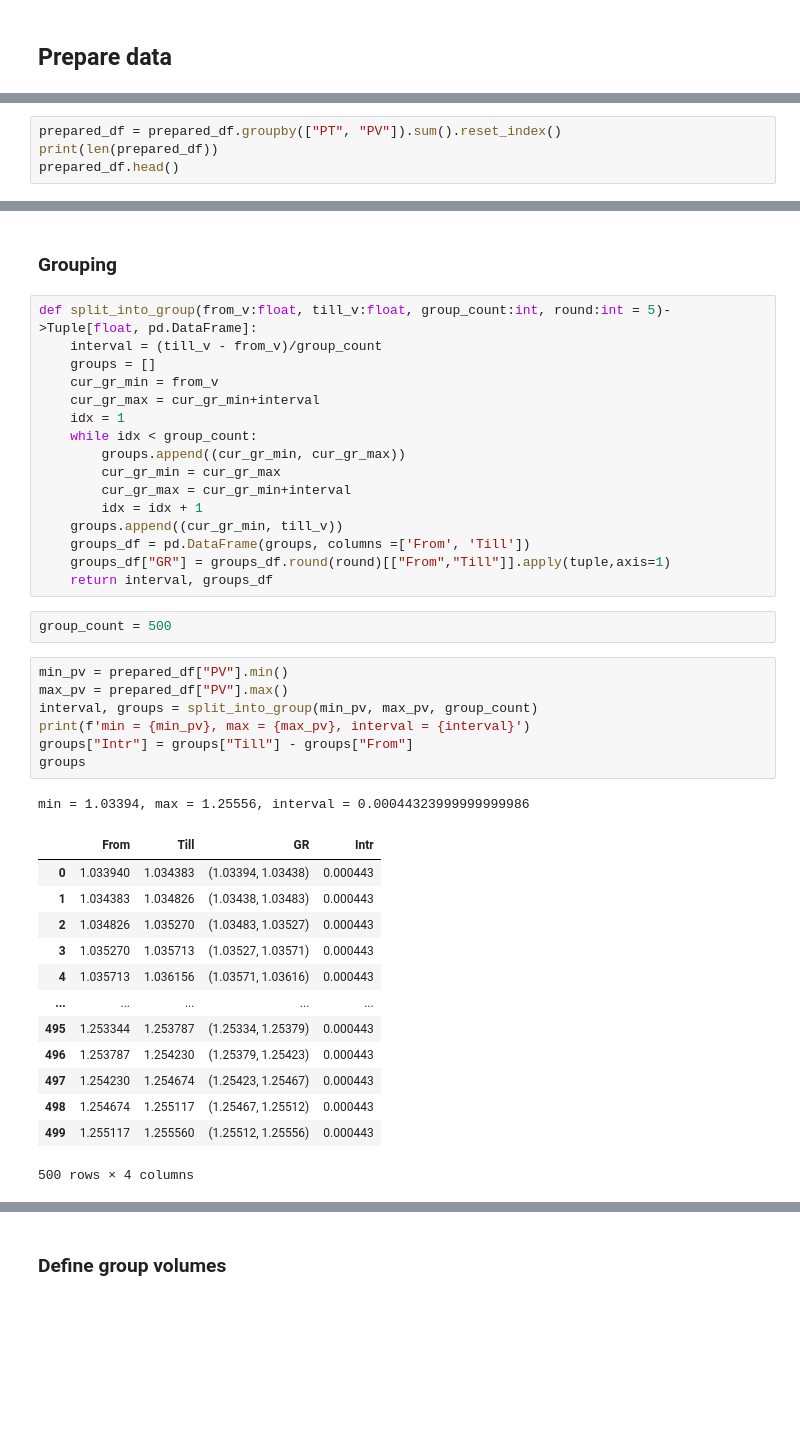
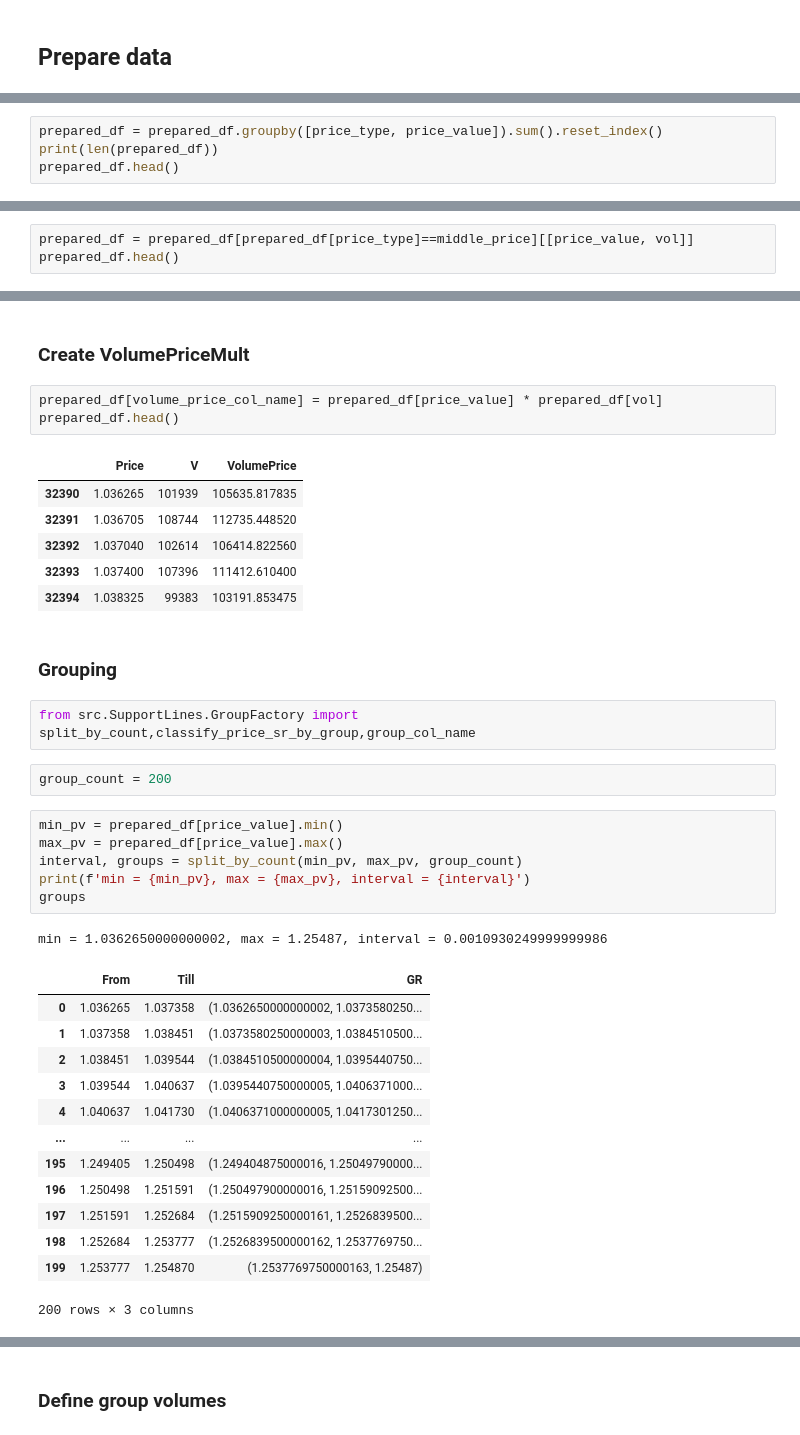
Before and after one commit to NNTrade/indicators, a Jupyter notebook: example/SupportLines/analitic.ipynb, the cells around one changed output, grey strips where cells are left out. Drawn from its saved outputs; the diff is of its cells as text; blank space fills up the shorter version.

Commit message:
HYP-55 #time 8h Провел аналитику Suppert Line. Есть прогресс на обучной группинровке, а на агрегации пока все смазано

```diff
--- a/example/SupportLines/analitic.ipynb
+++ b/example/SupportLines/analitic.ipynb
@@ -60,5 +96,5 @@ len(prepared_df)
 # %%
-prepared_df = prepared_df.groupby(["PT", "PV"]).sum().reset_index()
+prepared_df = prepared_df.groupby([price_type, price_value]).sum().reset_index()
 print(len(prepared_df))
 prepared_df.head()
 # %% [output]
@@ -71,0 +110,3 @@ prepared_df.head()
+# %%
+prepared_df = prepared_df[prepared_df[price_type]==middle_price][[price_value, vol]]
+prepared_df.head()
@@ -72,42 +120,39 @@ prepared_df.head()
+# %% [markdown]
+### Create VolumePriceMult
+# %%
+prepared_df[volume_price_col_name] = prepared_df[price_value] * prepared_df[vol]
+prepared_df.head()
+# %% [output]
+|  | Price | V | VolumePrice |
+| 32390 | 1.036265 | 101939 | 105635.817835 |
+| 32391 | 1.036705 | 108744 | 112735.448520 |
+| 32392 | 1.037040 | 102614 | 106414.822560 |
+| 32393 | 1.037400 | 107396 | 111412.610400 |
+| 32394 | 1.038325 | 99383 | 103191.853475 |
 # %% [markdown]
 ### Grouping
-# %%
-def split_into_group(from_v:float, till_v:float, group_count:int, round:int = 5)->Tuple[float, pd.DataFrame]:
-    interval = (till_v - from_v)/group_count
-    groups = []
-    cur_gr_min = from_v
-    cur_gr_max = cur_gr_min+interval
-    idx = 1
-    while idx < group_count:
-        groups.append((cur_gr_min, cur_gr_max))
-        cur_gr_min = cur_gr_max
-        cur_gr_max = cur_gr_min+interval
-        idx = idx + 1
-    groups.append((cur_gr_min, till_v))
-    groups_df = pd.DataFrame(groups, columns =['From', 'Till'])
-    groups_df["GR"] = groups_df.round(round)[["From","Till"]].apply(tuple,axis=1)
-    return interval, groups_df
+# %%
+from src.SupportLines.GroupFactory import split_by_count,classify_price_sr_by_group,group_col_name
 # %%
-group_count = 500
+group_count = 200
 # %%
-min_pv = prepared_df["PV"].min()
-max_pv = prepared_df["PV"].max()
-interval, groups = split_into_group(min_pv, max_pv, group_count)
+min_pv = prepared_df[price_value].min()
+max_pv = prepared_df[price_value].max()
+interval, groups = split_by_count(min_pv, max_pv, group_count)
 print(f'min = {min_pv}, max = {max_pv}, interval = {interval}')
-groups["Intr"] = groups["Till"] - groups["From"]
 groups
 # %% [output]
-min = 1.03394, max = 1.25556, interval = 0.00044323999999999986
+min = 1.0362650000000002, max = 1.25487, interval = 0.0010930249999999986
-|  | From | Till | GR | Intr |
-| 0 | 1.033940 | 1.034383 | (1.03394, 1.03438) | 0.000443 |
-| 1 | 1.034383 | 1.034826 | (1.03438, 1.03483) | 0.000443 |
-| 2 | 1.034826 | 1.035270 | (1.03483, 1.03527) | 0.000443 |
-| 3 | 1.035270 | 1.035713 | (1.03527, 1.03571) | 0.000443 |
-| 4 | 1.035713 | 1.036156 | (1.03571, 1.03616) | 0.000443 |
-| ... | ... | ... | ... | ... |
-| 495 | 1.253344 | 1.253787 | (1.25334, 1.25379) | 0.000443 |
-| 496 | 1.253787 | 1.254230 | (1.25379, 1.25423) | 0.000443 |
-| 497 | 1.254230 | 1.254674 | (1.25423, 1.25467) | 0.000443 |
-| 498 | 1.254674 | 1.255117 | (1.25467, 1.25512) | 0.000443 |
-| 499 | 1.255117 | 1.255560 | (1.25512, 1.25556) | 0.000443 |
+|  | From | Till | GR |
+| 0 | 1.036265 | 1.037358 | (1.0362650000000002, 1.0373580250... |
+| 1 | 1.037358 | 1.038451 | (1.0373580250000003, 1.0384510500... |
+| 2 | 1.038451 | 1.039544 | (1.0384510500000004, 1.0395440750... |
+| 3 | 1.039544 | 1.040637 | (1.0395440750000005, 1.0406371000... |
+| 4 | 1.040637 | 1.041730 | (1.0406371000000005, 1.0417301250... |
+| ... | ... | ... | ... |
+| 195 | 1.249405 | 1.250498 | (1.249404875000016, 1.25049790000... |
+| 196 | 1.250498 | 1.251591 | (1.250497900000016, 1.25159092500... |
+| 197 | 1.251591 | 1.252684 | (1.2515909250000161, 1.2526839500... |
+| 198 | 1.252684 | 1.253777 | (1.2526839500000162, 1.2537769750... |
+| 199 | 1.253777 | 1.254870 | (1.2537769750000163, 1.25487) |
-500 rows × 4 columns
+200 rows × 3 columns
```
Also changed, not shown: parts of 26 cells of this notebook, 8 other files.
